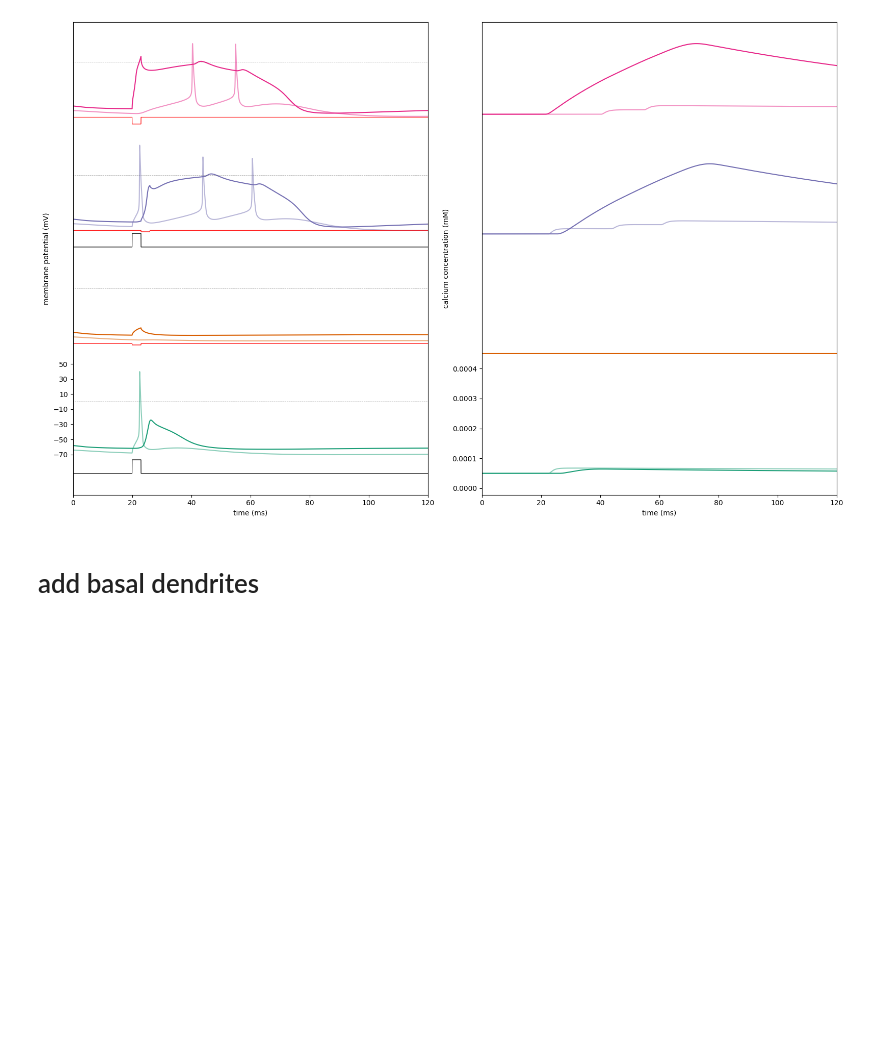
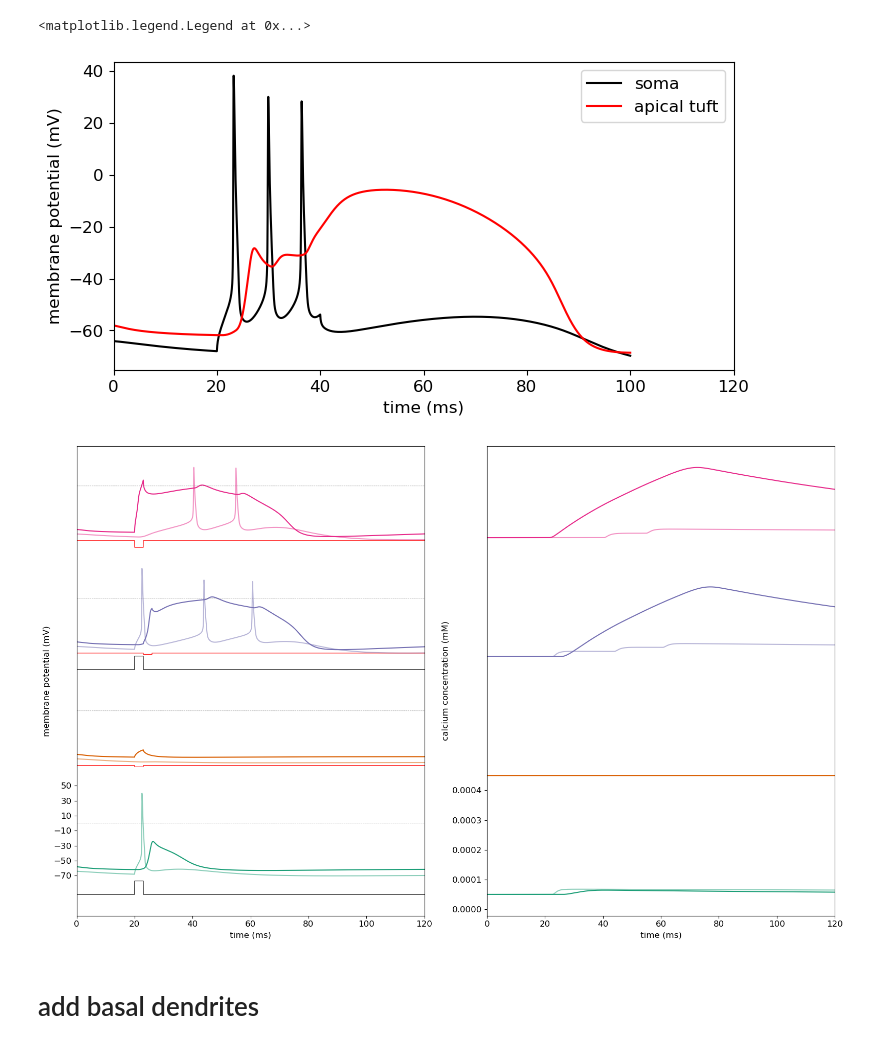
Before and after one commit to jonescompneurolab/hnn-tuning, a Jupyter notebook: new_cells_dev/cells/l5_ET_handtune.ipynb, the cells around one changed output. Cells and saved outputs as stored; diff of their text form; code cells hidden in the pictures; blank space fills up the shorter version.

```diff
--- a/new_cells_dev/cells/l5_ET_handtune.ipynb
+++ b/new_cells_dev/cells/l5_ET_handtune.ipynb
@@ -175,3 +172,31 @@ fig.savefig(figpth+f'soma_vs_apical_critfreq.svg', format='svg')
+# %%
+l5pyr= Cell(sections, cell_tree, cell_type='L5_pyramidal', gid=0)
+l5pyr.build()
+
+l5pyr = mech_class.add_mechs(l5pyr, hay_model_params, hotzone=hotzone)
+
+t = h.Vector().record(h._ref_t)
+stim = h.IClamp(l5pyr._nrn_sections['soma'](0.5))
+stim.delay = 20
+stim.dur = 20
+stim.amp = 2.5
+soma_v = h.Vector().record(l5pyr._nrn_sections['soma'](0.5)._ref_v)
+soma_tuft = h.Vector().record(l5pyr._nrn_sections['apical_tuft'](0.5)._ref_v)
+
+h.celsius = 37
+h.finitialize()
+h.continuerun(l_stim * ms)
+
+fig, ax = plt.subplots(1, 1, figsize=(8, 4))
+ax.plot(t, soma_v, color='black', label='soma')
+ax.plot(t, soma_tuft, color='red', label='apical tuft')
+ax.set_xlabel('time (ms)')
+ax.set_ylabel('membrane potential (mV)')
+ax.set_xlim([0, 120])
+ax.legend()
+# %% [output]
+<matplotlib.legend.Legend at 0x...>
+[figure, added]
 # %%
 fig, ax = plt.subplots(1, 2, figsize=(16,10))
 
@@ -255,7 +280,7 @@ fig.tight_layout()
 fig.savefig(figpth+'soma_vs_apical_coincidence.png')
 fig.savefig(figpth+f'soma_vs_apical_coincidence.svg')
 # %% [output]
-[figure, old version]
+[figure, new version]
 # %%
 # basal dendrite third spike boosting?
 # %% [markdown]
```
Also changed, not shown: parts of 5 cells of this notebook, 7 other files.
